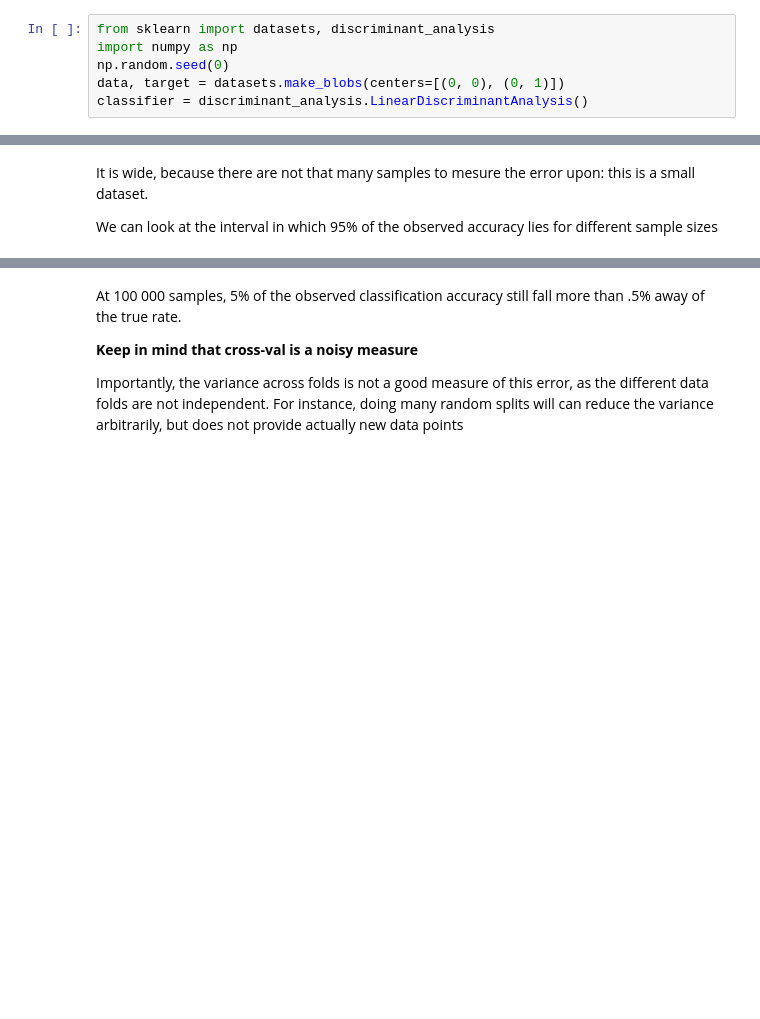
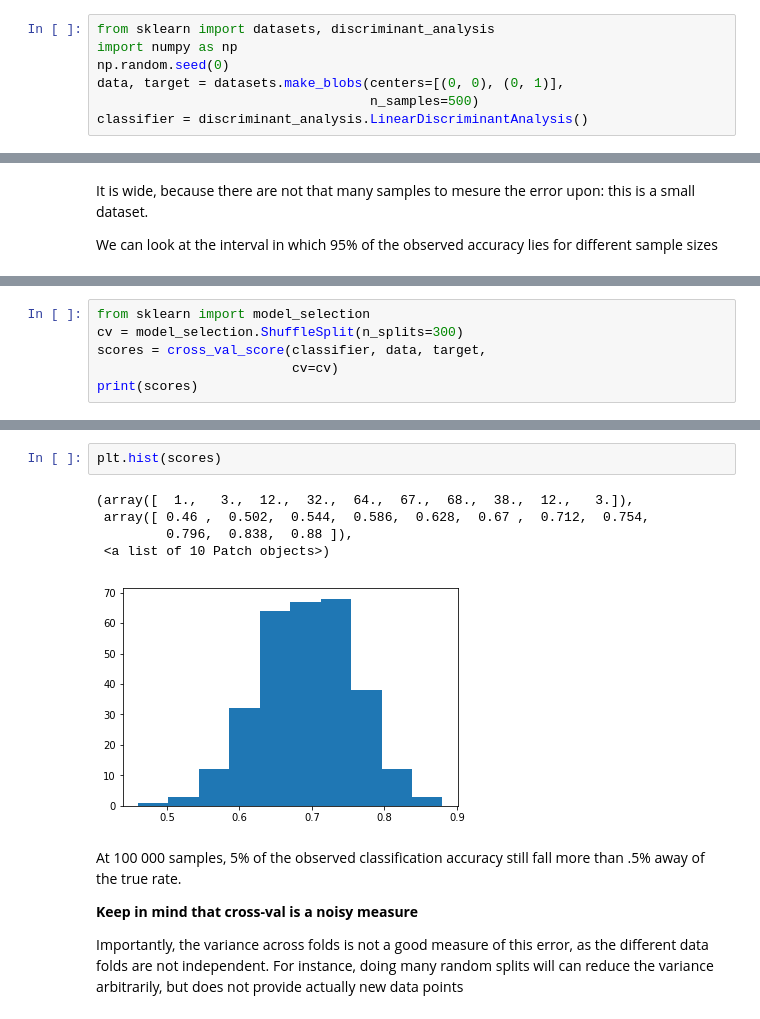
Before and after one commit to GaelVaroquaux/interpreting_ml_tuto, a Jupyter notebook: _downloads/02_cross_validation.ipynb, the cells around one changed output, grey strips where cells are left out. Cells and saved outputs as stored; diff of their text form; blank space fills up the shorter version.

```diff
--- a/_downloads/02_cross_validation.ipynb
+++ b/_downloads/02_cross_validation.ipynb
@@ -19,7 +19,8 @@ Let us create a simple artificial data
 from sklearn import datasets, discriminant_analysis
 import numpy as np
 np.random.seed(0)
-data, target = datasets.make_blobs(centers=[(0, 0), (0, 1)])
+data, target = datasets.make_blobs(centers=[(0, 0), (0, 1)],
+                                   n_samples=500)
 classifier = discriminant_analysis.LinearDiscriminantAnalysis()
 # %% [markdown]
 One cross-validation gives spread out measures
@@ -60,0 +84,6 @@ for n in [100, 1000, 10000, 100000, 1000000]:
+# %%
+from sklearn import model_selection
+cv = model_selection.ShuffleSplit(n_splits=300)
+scores = cross_val_score(classifier, data, target,
+                         cv=cv)
+print(scores)
@@ -61,3 +108,11 @@ for n in [100, 1000, 10000, 100000, 1000000]:
+# %%
+plt.hist(scores)
+# %% [output]
+(array([  1.,   3.,  12.,  32.,  64.,  67.,  68.,  38.,  12.,   3.]),
+ array([ 0.46 ,  0.502,  0.544,  0.586,  0.628,  0.67 ,  0.712,  0.754,
+         0.796,  0.838,  0.88 ]),
+ <a list of 10 Patch objects>)
+[figure, added]
 # %% [markdown]
 At 100 000 samples, 5% of the observed classification accuracy still
 fall more than .5% away of the true rate.
```
Also changed, not shown: parts of 5 cells of this notebook, 19 other files.
